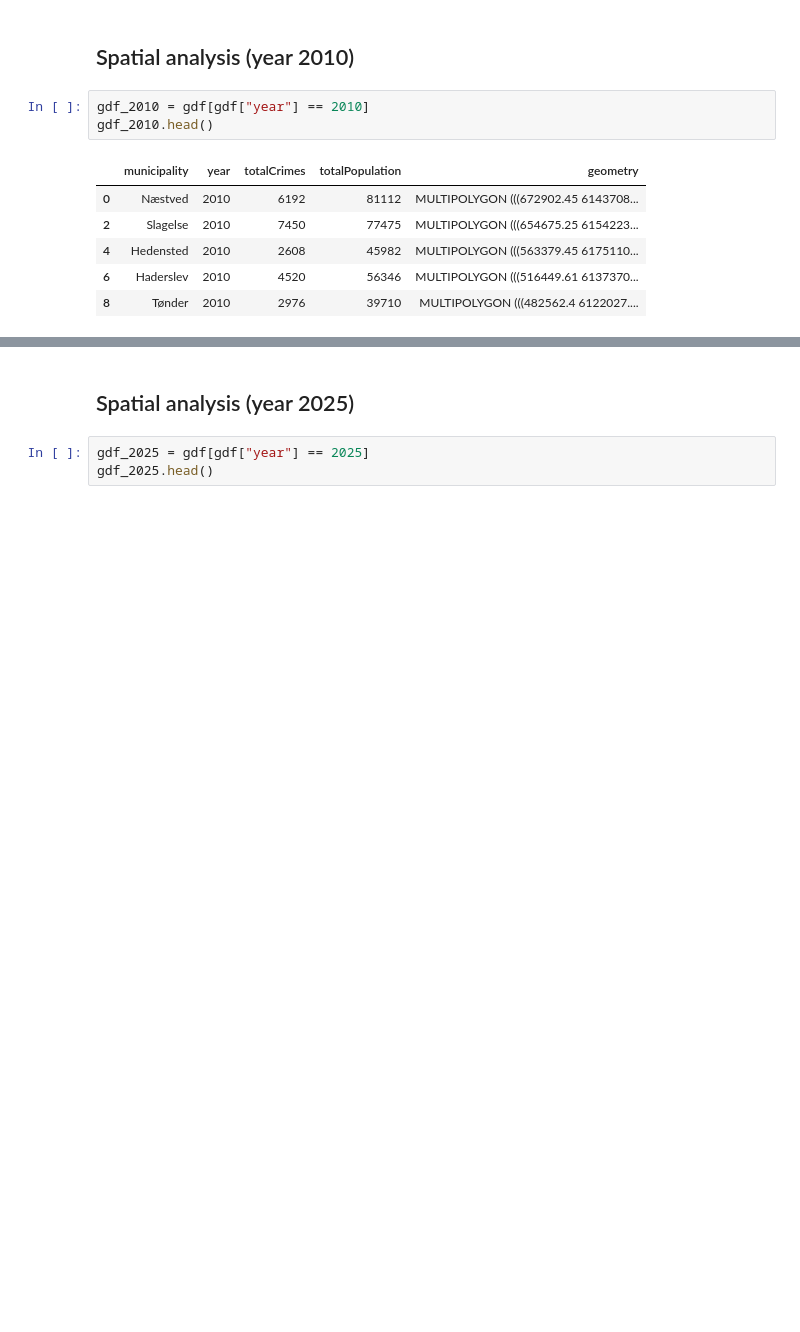
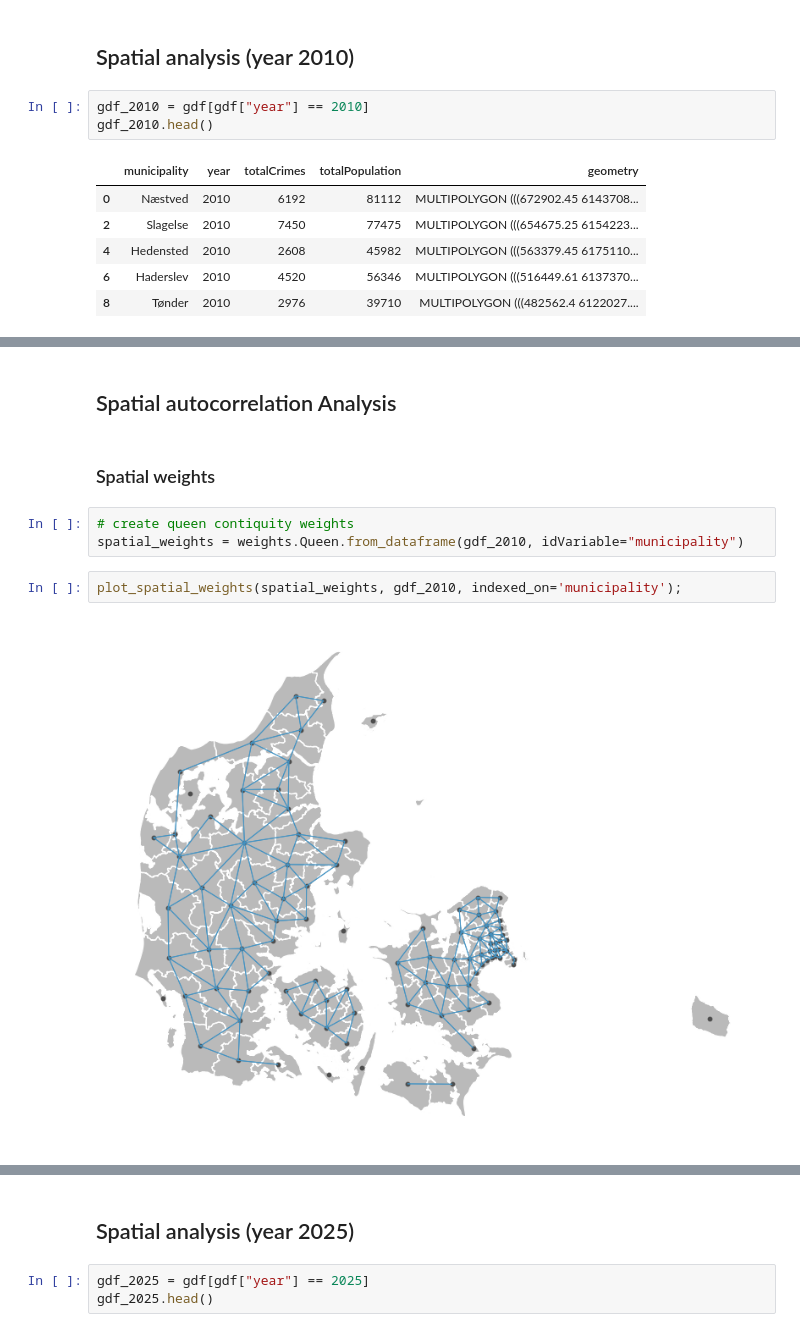
Before and after one commit to Geospatial-data-science-project/Spatial-autocorrelation-on-crime-rates-of-denmark, a Jupyter notebook: geospatial-analysis.ipynb, the cells around one changed output, grey strips where cells are left out. Drawn from its saved outputs; the diff is of its cells as text; blank space fills up the shorter version.

Commit message:
add spatial weights, global and local spatial autocorrelation

```diff
--- a/geospatial-analysis.ipynb
+++ b/geospatial-analysis.ipynb
@@ -332,0 +368,11 @@ gdf_2010.head()
+# %% [markdown]
+## Spatial autocorrelation Analysis
+# %% [markdown]
+### Spatial weights
+# %%
+# create queen contiquity weights
+spatial_weights = weights.Queen.from_dataframe(gdf_2010, idVariable="municipality")
+# %%
+plot_spatial_weights(spatial_weights, gdf_2010, indexed_on='municipality');
+# %% [output]
+[figure, added]
```
Also changed, not shown: parts of 28 cells of this notebook.
